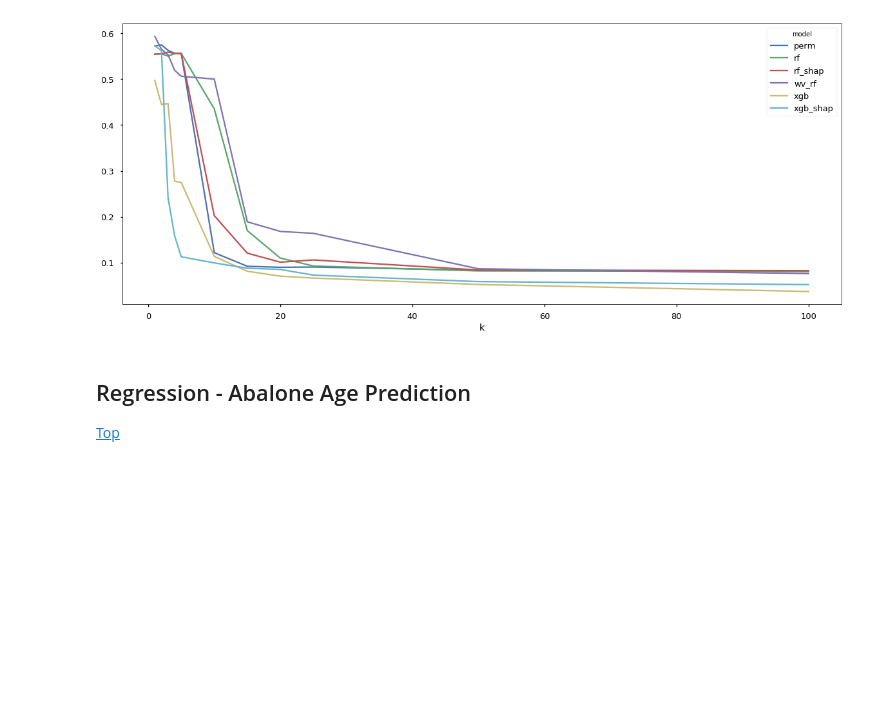
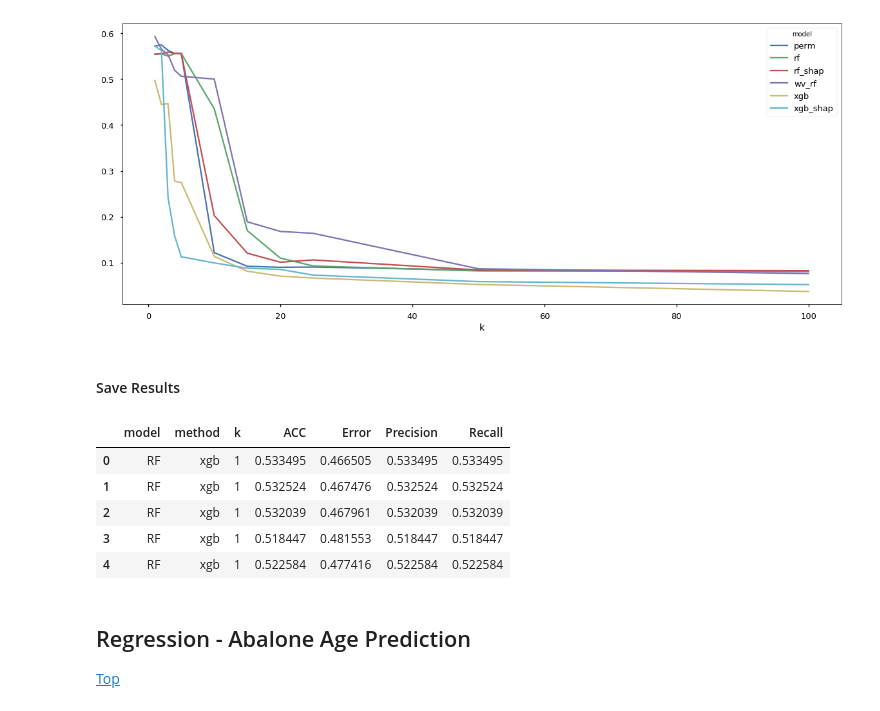
Before and after one commit to AvivNavon/mfml-project, a Jupyter notebook: mfml-vi.ipynb, the cells around one changed output. Drawn from its saved outputs; the diff is of its cells as text; code cells hidden in the pictures; blank space fills up the shorter version.

```diff
--- a/mfml-vi.ipynb
+++ b/mfml-vi.ipynb
@@ -721,7 +723,7 @@ plot_vi(vi_score_rf_df, 'test_err')
 #### SVM
 # %%
 # compute vi score for all orderings
-vi_score_svm_df = compare_orderings(svm.SVC(decision_function_shape='ovo'),
+vi_score_clf_svm_df = compare_orderings(svm.SVC(decision_function_shape='ovo'),
                                     model_order,
                                     X, y, kcv,
                                     ks = ks,
@@ -735,7 +737,28 @@ Calc. VI score for wv_rf...
 Calc. VI score for xgb_shap...
 # %%
 plt.style.use('seaborn-talk')
-vi_score_svm_df['test_err'] = 1 - vi_score_svm_df['test_acc']
-plot_vi(vi_score_svm_df, 'test_err')
+vi_score_clf_svm_df['test_err'] = 1 - vi_score_clf_svm_df['test_acc']
+plot_vi(vi_score_clf_svm_df, 'test_err')
 # %% [output]
 [figure]
+# %% [markdown]
+#### Save Results
+# %%
+rename = {'model':'method', 'test_acc':'ACC', 'test_recall':'Recall',
+          'test_err':'Error', 'test_precision':'Precision'}
+vi_score_clf_svm_df.rename(columns = rename, inplace = True)
+vi_score_clf_svm_df['model'] = 'SVM'
+vi_score_clf_rf_df.rename(columns = rename, inplace = True)
+vi_score_clf_rf_df['model'] = 'RF'
+# %%
+columns = ['model', 'method', 'k', 'ACC', 'Error', 'Precision', 'Recall']
+# %%
+clf_results_full = pd.concat((vi_score_clf_rf_df[columns], vi_score_clf_svm_df[columns]), ignore_index=True)
+clf_results_full.head()
+# %% [output]
+|  | model | method | k | ACC | Error | Precision | Recall |
+| 0 | RF | xgb | 1 | 0.533495 | 0.466505 | 0.533495 | 0.533495 |
+| 1 | RF | xgb | 1 | 0.532524 | 0.467476 | 0.532524 | 0.532524 |
+| 2 | RF | xgb | 1 | 0.532039 | 0.467961 | 0.532039 | 0.532039 |
+| 3 | RF | xgb | 1 | 0.518447 | 0.481553 | 0.518447 | 0.518447 |
+| 4 | RF | xgb | 1 | 0.522584 | 0.477416 | 0.522584 | 0.522584 |
```
Also changed, not shown: parts of 5 cells of this notebook, 4 other files.
